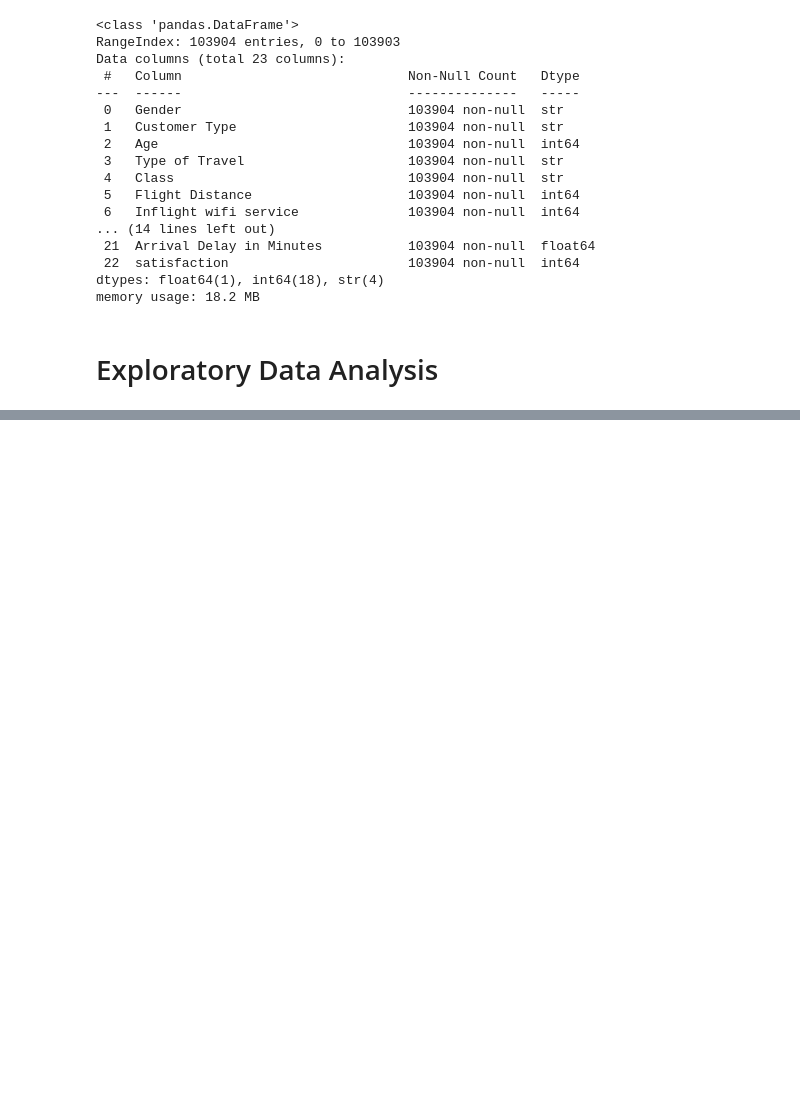
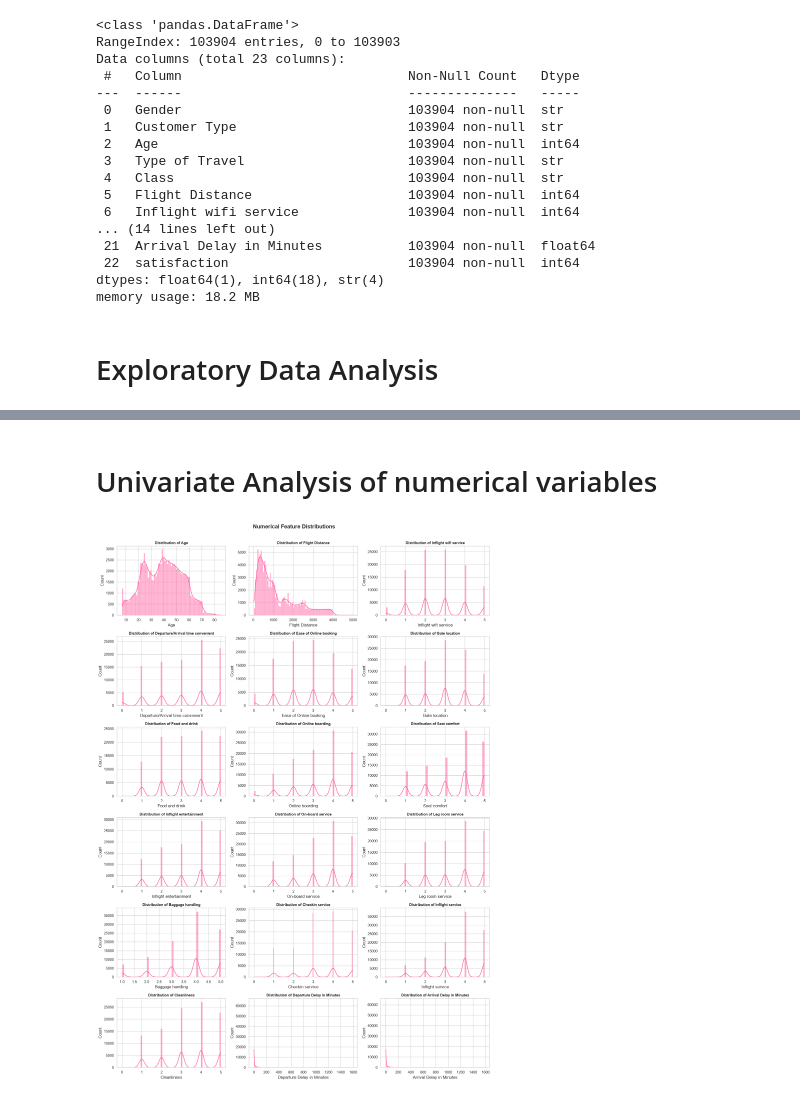
Before and after one commit to virtual-arin/Airline-Passenger-Satisfaction-Prediction-System, a Jupyter notebook: notebooks/Data Analysis.ipynb, the cells around one changed output, grey strips where cells are left out. Cells and saved outputs as stored; diff of their text form; code cells hidden in the pictures; blank space fills up the shorter version.

```diff
--- a/notebooks/Data Analysis.ipynb
+++ b/notebooks/Data Analysis.ipynb
@@ -158,0 +168,4 @@ memory usage: 18.2 MB
+# %%
+numerical_columns = ['Age', 'Flight Distance', 'Inflight wifi service', 'Departure/Arrival time convenient', 'Ease of Online booking', 'Gate location', 'Food and drink', 'Online boarding', 'Seat comfort', 'Inflight entertainment', 'On-board service', 'Leg room service', 'Baggage handling', 'Checkin service', 'Inflight service', 'Cleanliness', 'Departure Delay in Minutes', 'Arrival Delay in Minutes']
+categorical_columns = ['Gender', 'Customer Type', 'Type of Travel', 'Class']
+target = 'satisfaction'
@@ -158,0 +203,16 @@ memory usage: 18.2 MB
+# %% [markdown]
+# Univariate Analysis of numerical variables
+# %%
+plt.figure(figsize=(16, 25))
+for i, feature in enumerate(numerical_columns, 1):
+    plt.subplot(7, 3, i)
+    sns.histplot(data=df, x=feature, fill=True, kde=True, color="#FF569C")
+    plt.title(f'Distribution of {feature}')
+    plt.xlabel(feature)
+    plt.ylabel('Count')
+
+plt.tight_layout()
+plt.suptitle("Numerical Feature Distributions", fontsize=16, y=1.02, fontweight='bold')
+plt.show()
+# %% [output]
+[figure, added]
```
Also changed, not shown: parts of 25 cells of this notebook, 3 other files.
